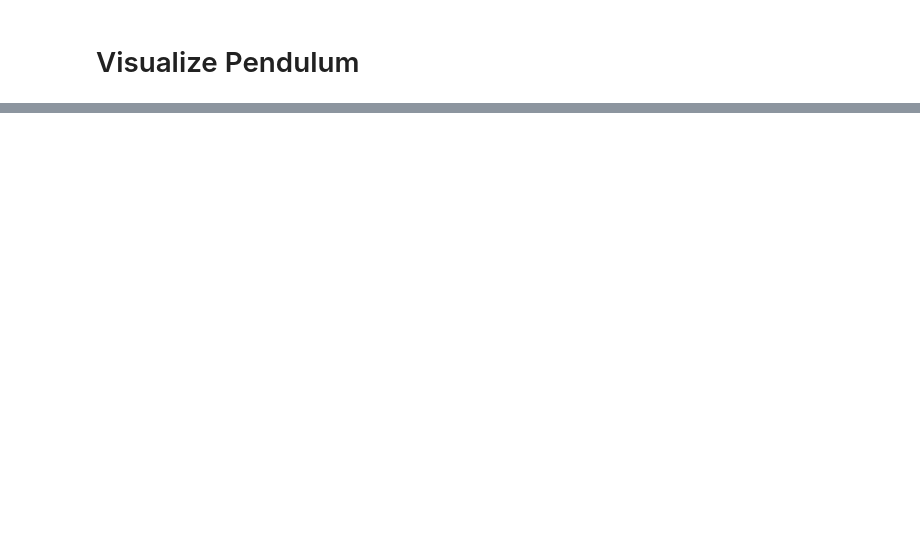
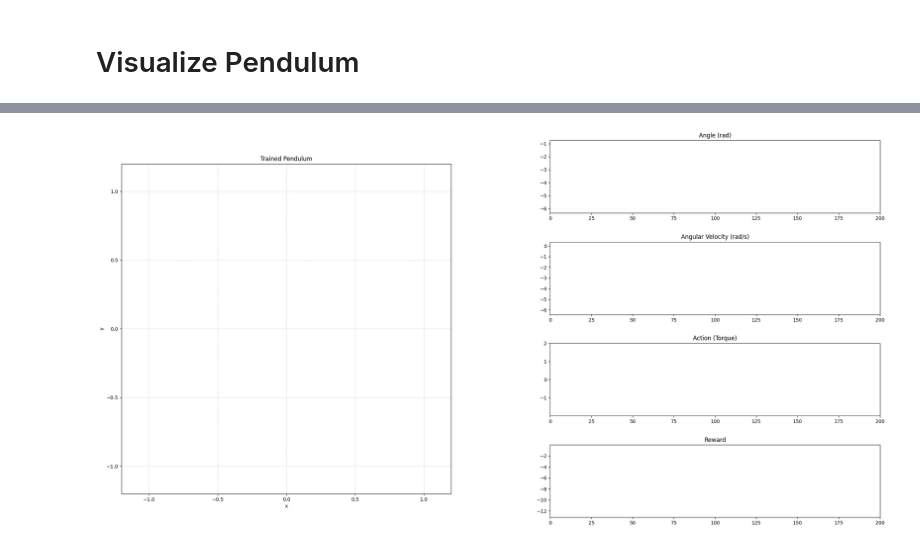
Before and after one commit to ScottFortune/inverted-pendulum-es, a Jupyter notebook: notebooks/05_visualization.ipynb, the cells around one changed output, grey strips where cells are left out. Drawn from its saved outputs; the diff is of its cells as text; code cells hidden in the pictures; blank space fills up the shorter version.

```diff
--- a/notebooks/05_visualization.ipynb
+++ b/notebooks/05_visualization.ipynb
@@ -187,0 +135,90 @@ Cart positions calculated from torques: [ 0.          0.005       0.015       0.
+# %%
+import matplotlib.pyplot as plt
+import matplotlib.animation as animation
+from IPython.display import Image
+import numpy as np
+
+# Compute pendulum tip positions
+L = env.L
+x = L * np.sin(angles)
+y = L * np.cos(angles)
+
+# Convert collected data
+states = np.array(states)
+angles = states[:, 0]
+angular_velocities = states[:, 1]
+rewards = np.array(rewards)
+actions = np.array(actions)
+
+# Create figure and subplots
+fig = plt.figure(figsize=(28, 14))
+gs = fig.add_gridspec(4, 2, width_ratios=[1, 1], height_ratios=[1, 1, 1, 1], wspace=0.3, hspace=0.4)
+
+# Pendulum plot on the left (perfect square)
+ax = fig.add_subplot(gs[:, 0], aspect='equal')  # Ensure square aspect ratio
+ax.set_xlim(-L - 0.2, L + 0.2)
+ax.set_ylim(-L - 0.2, L + 0.2)
+ax.set_xlabel("x")
+ax.set_ylabel("y")
+ax.set_title("Trained Pendulum")
+ax.grid(True, color='gray', linestyle='--', linewidth=0.5, alpha=0.5)
+line, = ax.plot([], [], 'o-', lw=4, color='blue')
+
+# Metric plots stacked on the right
+ax1 = fig.add_subplot(gs[0, 1])
+ax1.set_title("Angle (rad)")
+ax1.set_xlim(0, len(angles))
+ax1.set_ylim(np.min(angles), np.max(angles))
+angle_line, = ax1.plot([], [], color='blue')
+
+ax2 = fig.add_subplot(gs[1, 1])
+ax2.set_title("Angular Velocity (rad/s)")
+ax2.set_xlim(0, len(angular_velocities))
+ax2.set_ylim(np.min(angular_velocities), np.max(angular_velocities))
+angular_velocity_line, = ax2.plot([], [], color='green')
+
+ax3 = fig.add_subplot(gs[2, 1])
+ax3.set_title("Action (Torque)")
+ax3.set_xlim(0, len(actions))
+ax3.set_ylim(np.min(actions), np.max(actions))
+action_line, = ax3.plot([], [], color='orange')
+
+ax4 = fig.add_subplot(gs[3, 1])
+ax4.set_title("Reward")
+ax4.set_xlim(0, len(rewards))
+ax4.set_ylim(np.min(rewards), np.max(rewards))
+reward_line, = ax4.plot([], [], color='red')
+
+# Initialize the animation
+def init():
+    line.set_data([], [])
+    angle_line.set_data([], [])
+    angular_velocity_line.set_data([], [])
+    action_line.set_data([], [])
+    reward_line.set_data([], [])
+    return line, angle_line, angular_velocity_line, action_line, reward_line
+
+# Update the animation with real-time data
+def update(i):
+    # Update pendulum position
+    line.set_data([0, x[i]], [0, y[i]])
+
+    # Update metric plots
+    angle_line.set_data(range(i), angles[:i])
+    angular_velocity_line.set_data(range(i), angular_velocities[:i])
+    action_line.set_data(range(i), actions[:i])
+    reward_line.set_data(range(i), rewards[:i])
+
+    return line, angle_line, angular_velocity_line, action_line, reward_line
+
+ani = animation.FuncAnimation(fig, update, frames=len(x), init_func=init, interval=30, blit=True)
+
+# Save to GIF
+gif_path = "../figs/trained_pendulum_with_metrics.gif"
+ani.save(gif_path, writer="pillow", fps=30)
+plt.close()
+
+# Display the GIF
+Image(filename=gif_path)
+# %% [output]
+[figure, added]
```
Also changed, not shown: parts of 8 cells of this notebook, 5 other files.
